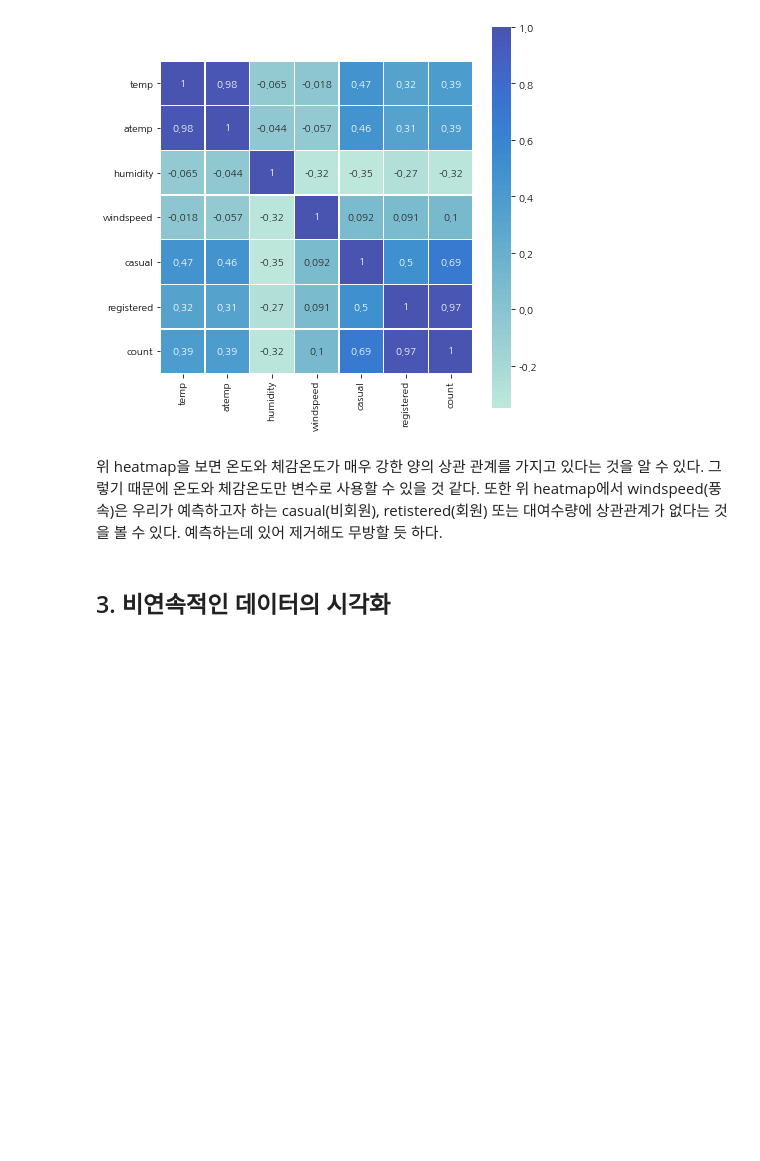
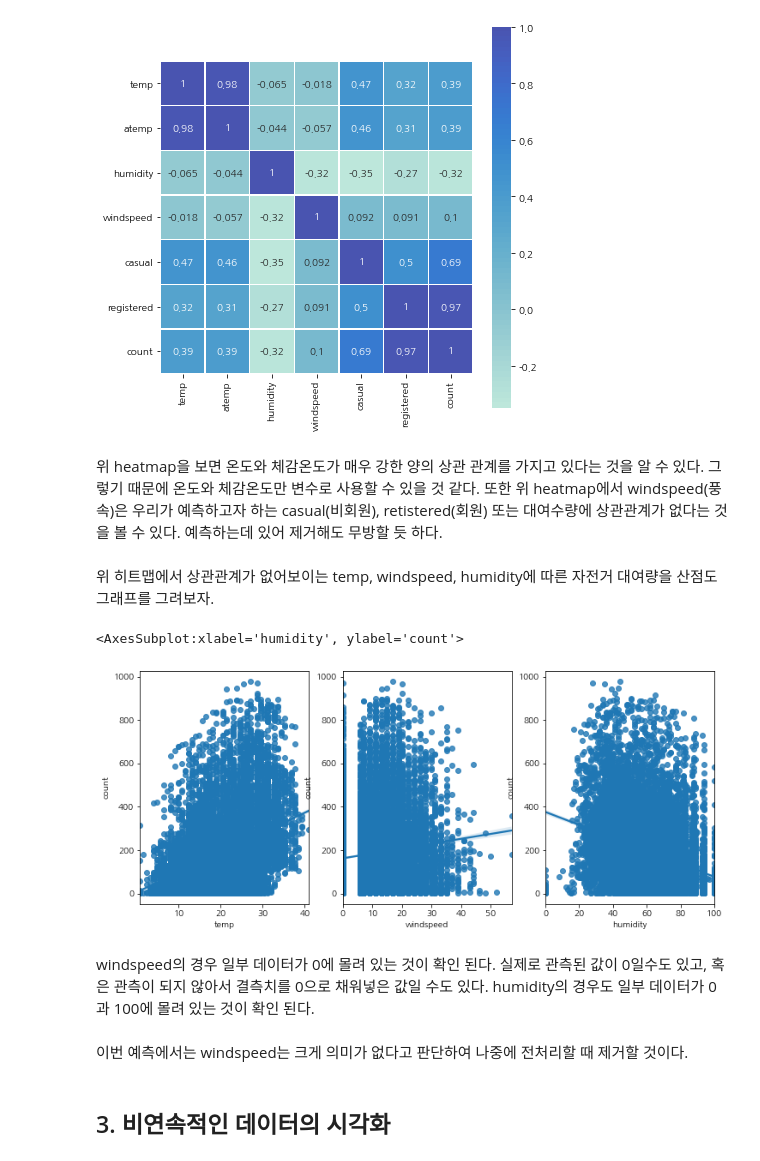
Before and after one commit to jaeyoon89/jaeyoon_study, a Jupyter notebook: bike_sharing_demand_visualization.ipynb, the cells around one changed output. Cells and saved outputs as stored; diff of their text form; code cells hidden in the pictures; blank space fills up the shorter version.

```diff
--- a/bike_sharing_demand_visualization.ipynb
+++ b/bike_sharing_demand_visualization.ipynb
@@ -134,6 +137,22 @@ sb.heatmap(corr,square=True,annot = True,linewidth = .5,center = 2,ax = axes)
 [figure]
 # %% [markdown]
 위 heatmap을 보면 온도와 체감온도가 매우 강한 양의 상관 관계를 가지고 있다는 것을 알 수 있다. 그렇기 때문에 온도와 체감온도만 변수로 사용할 수 있을 것 같다. 또한 위 heatmap에서 windspeed(풍속)은 우리가 예측하고자 하는 casual(비회원), retistered(회원) 또는 대여수량에 상관관계가 없다는 것을 볼 수 있다. 예측하는데 있어 제거해도 무방할 듯 하다.
+# %% [markdown]
+위 히트맵에서 상관관계가 없어보이는 temp, windspeed, humidity에 따른 자전거 대여량을 산점도 그래프를 그려보자.
+# %%
+fig,(ax1,ax2,ax3) = plt.subplots(ncols=3)
+fig.set_size_inches(12,5)
+sb.regplot(x="temp",y="count",data=train, ax=ax1)
+sb.regplot(x="windspeed",y="count",data=train, ax=ax2)
+sb.regplot(x="humidity",y="count",data=train, ax=ax3)
+# %% [output]
+<AxesSubplot:xlabel='humidity', ylabel='count'>
+[figure, added]
+# %% [markdown]
+windspeed의 경우 일부 데이터가 0에 몰려 있는 것이 확인 된다. 실제로 관측된 값이 0일수도 있고, 혹은 관측이 되지 않아서 결측치를 0으로 채워넣은 값일 수도 있다.
+humidity의 경우도 일부 데이터가 0과 100에 몰려 있는 것이 확인 된다.
+# %% [markdown]
+이번 예측에서는 windspeed는 크게 의미가 없다고 판단하여 나중에 전처리할 때 제거할 것이다.
 # %% [markdown]
 ## 3. 비연속적인 데이터의 시각화
 # %% [markdown]
```
Also changed, not shown: parts of 87 cells of this notebook.
